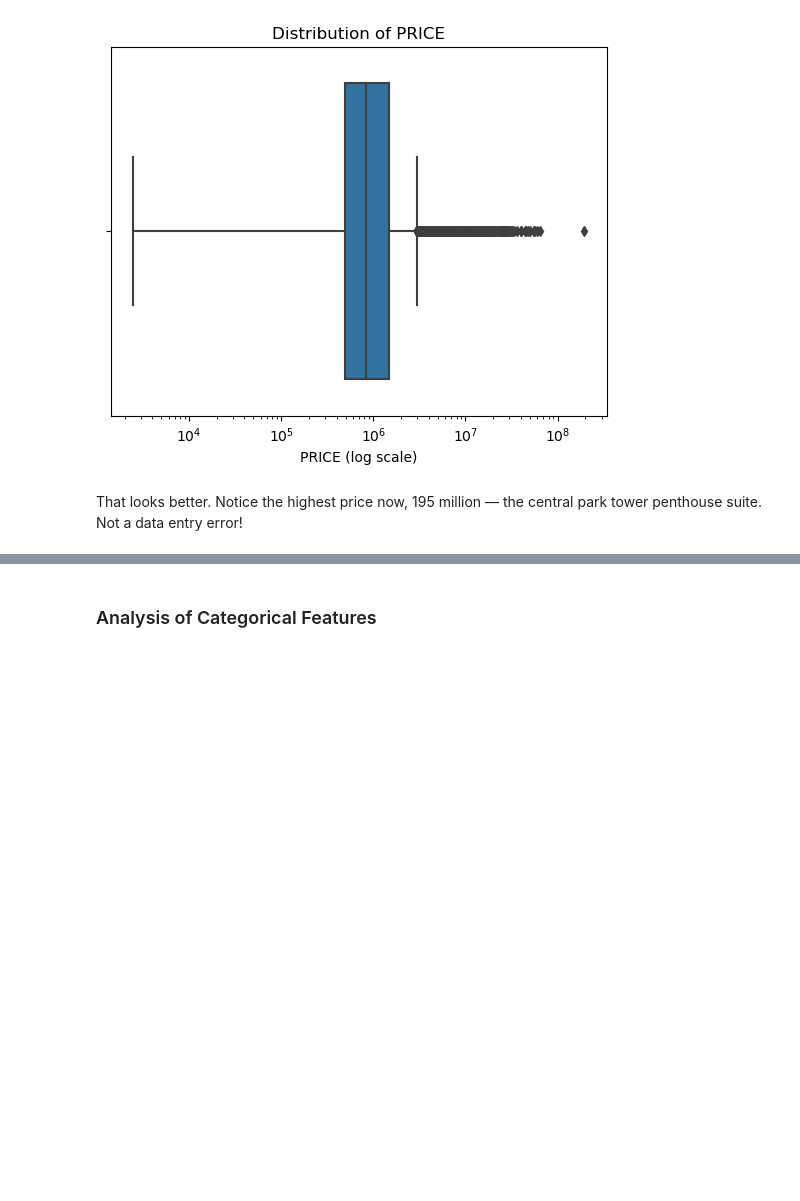
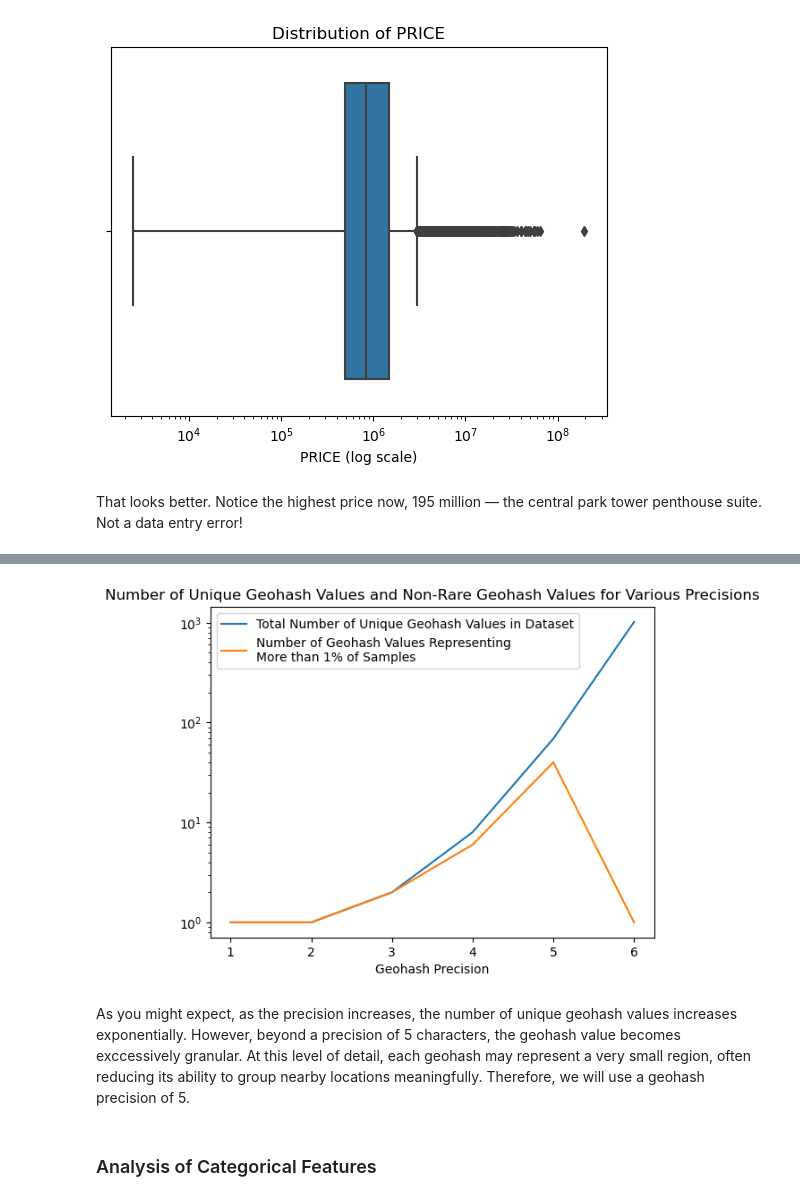
Before and after one commit to TrevorChartier/RealEstateRegression, a Jupyter notebook: RealEstateRegression.ipynb, the cells around one changed output, grey strips where cells are left out. Saved outputs shown, nothing was run; the diff lists cells and outputs as text; code cells hidden in the pictures; blank space fills up the shorter version.

```diff
--- a/RealEstateRegression.ipynb
+++ b/RealEstateRegression.ipynb
@@ -191,0 +234,20 @@ We have laready used these features to generate the feature of distance to neare
+# %%
+precisions = [1,2,3,4,5,6]
+num_unique_non_rare_geohash = []
+num_total_unique_geohash = []
+
+for precision_val in precisions:
+    geohash_col = house_df.apply(lambda row: geohash.encode(row["LATITUDE"], row["LONGITUDE"], precision=precision_val), axis=1)
+    num_unique_non_rare_geohash.append((geohash_col.value_counts(normalize=True) > .01).sum())
+    num_total_unique_geohash.append(len(geohash_col.unique()))
+
+plt.plot(precisions, num_total_unique_geohash,label="Total Number of Unique Geohash Values in Dataset")
+plt.plot(precisions, num_unique_non_rare_geohash, label="Number of Geohash Values Representing \nMore than 1% of Samples")
+plt.yscale('log')
+plt.title("Number of Unique Geohash Values and Non-Rare Geohash Values for Various Precisions")
+plt.xlabel("Geohash Precision")
+plt.legend();
+# %% [output]
+[figure, added]
+# %% [markdown]
+As you might expect, as the precision increases, the number of unique geohash values increases exponentially. However, beyond a precision of 5 characters, the geohash value becomes exccessively granular. At this level of detail, each geohash may represent a very small region, often reducing its ability to group nearby locations meaningfully. Therefore, we will use a geohash precision of 5.
```
Also changed, not shown: parts of 25 cells of this notebook.
